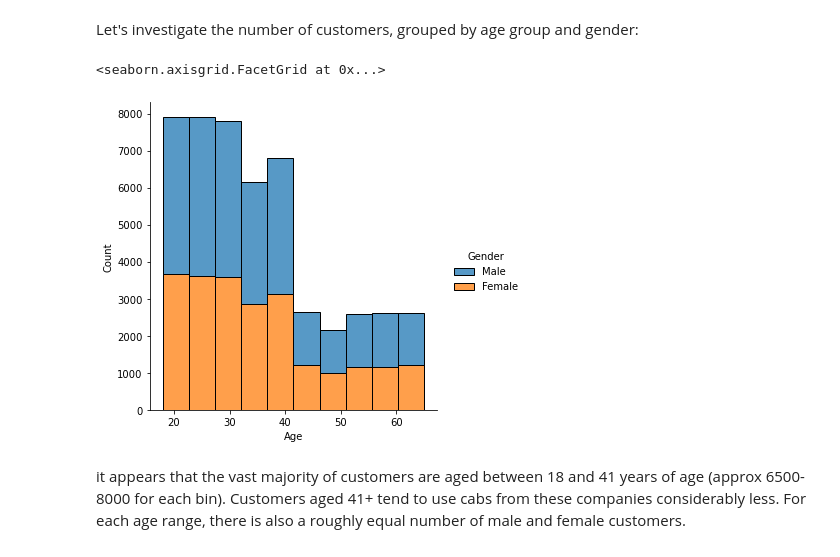
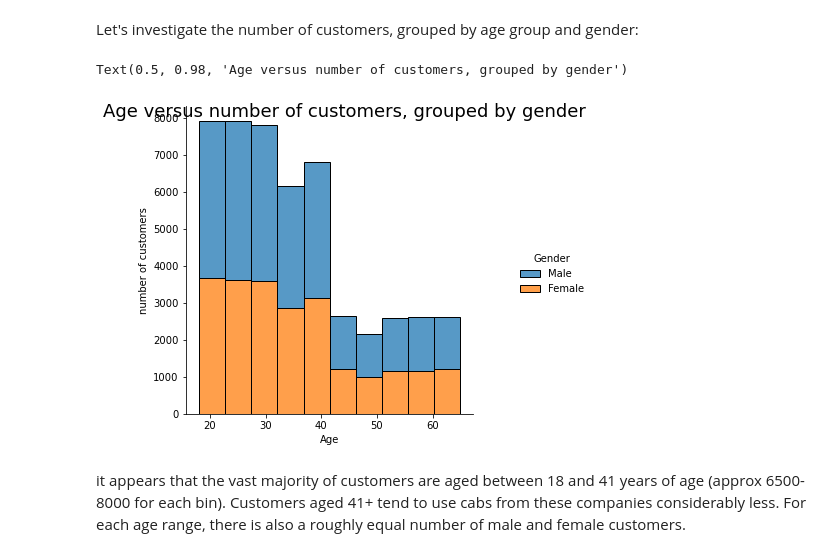
Before and after one commit to N-A-ML/EDA, a Jupyter notebook: EDA notebook.ipynb, the cells around one changed output. Cells and saved outputs as stored; diff of their text form; code cells hidden in the pictures.

```diff
--- a/EDA notebook.ipynb
+++ b/EDA notebook.ipynb
@@ -162,10 +167,11 @@ dtype: object
 # %% [markdown]
 Let's investigate the number of customers, grouped by age group and gender:
 # %%
-sns.displot(CID, x="Age", hue="Gender", bins=10, multiple="stack")
+gen_age=sns.displot(CID, x="Age", hue="Gender", bins=10, multiple="stack").set(ylabel='number of customers')
+gen_age.fig.suptitle('Age versus number of customers, grouped by gender', fontsize=18, fontdict={"weight": "bold"})
 # %% [output]
-<seaborn.axisgrid.FacetGrid at 0x...>
+Text(0.5, 0.98, 'Age versus number of customers, grouped by gender')
-[figure, old version]
+[figure, new version]
 # %% [markdown]
 it appears that the vast majority of customers are aged between 18 and 41 years of age (approx 6500-8000 for each bin). Customers aged 41+ tend to use cabs from these companies considerably less. For each age range, there is also a roughly equal number of male and female customers.
 # %% [markdown]
```
Also changed, not shown: parts of 41 cells of this notebook, 1 other file.
